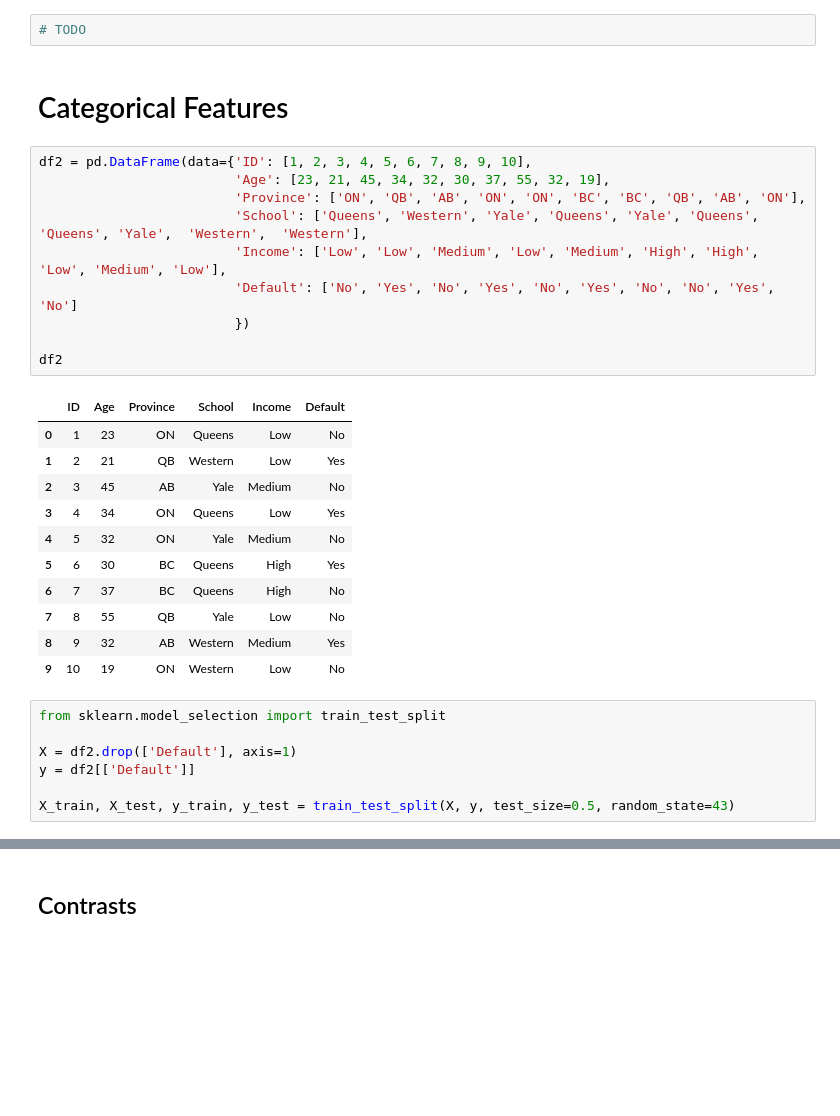
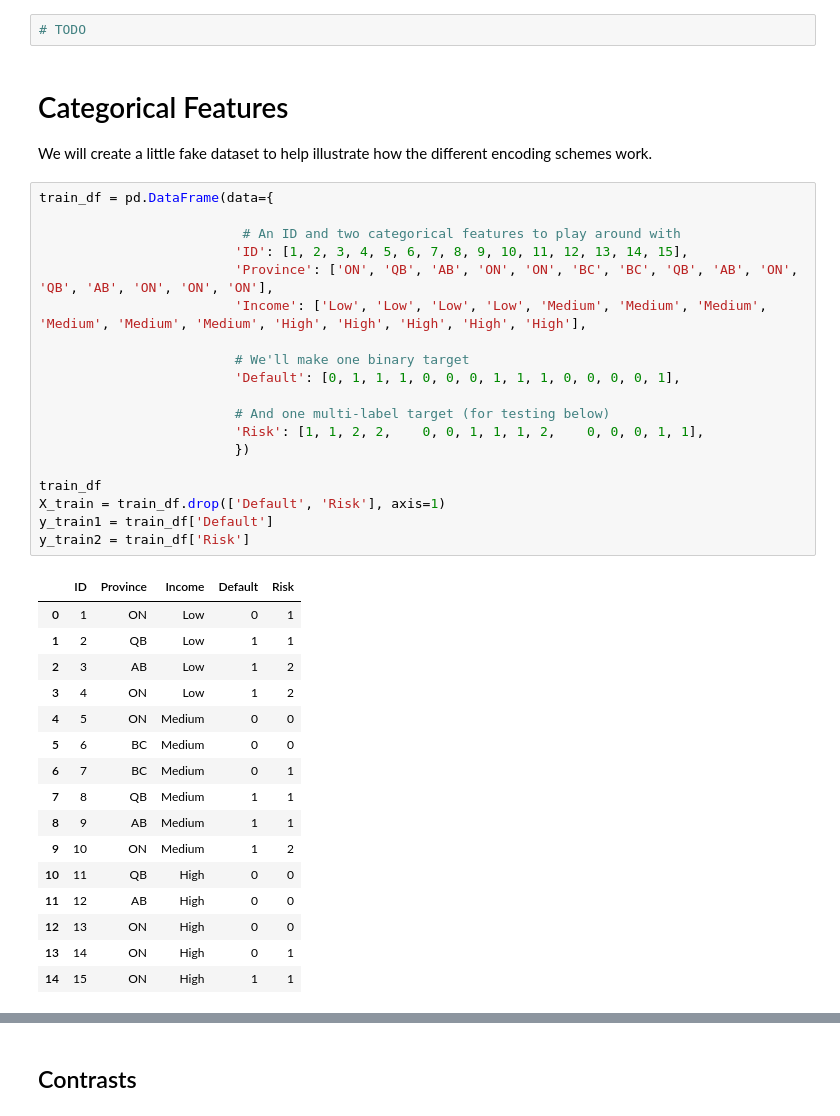
Before and after one commit to stepthom/869_course, a Jupyter notebook: classification/slides_classification_feature_engineering.ipynb, the cells around one changed output, grey strips where cells are left out. Saved outputs shown, nothing was run; the diff lists cells and outputs as text; blank space fills up the shorter version.

```diff
--- a/classification/slides_classification_feature_engineering.ipynb
+++ b/classification/slides_classification_feature_engineering.ipynb
@@ -246,34 +289,44 @@ plot_hist(X_train['Salary_YeoJohnson'], "YeoJohnson");
 ## Binning
 # %%
 # TODO
-# %% [markdown]
-# Categorical Features
-# %%
-df2 = pd.DataFrame(data={'ID': [1, 2, 3, 4, 5, 6, 7, 8, 9, 10],
-                         'Age': [23, 21, 45, 34, 32, 30, 37, 55, 32, 19],
-                         'Province': ['ON', 'QB', 'AB', 'ON', 'ON', 'BC', 'BC', 'QB', 'AB', 'ON'],
-                         'School': ['Queens', 'Western', 'Yale', 'Queens', 'Yale', 'Queens', 'Queens', 'Yale',  'Western',  'Western'],
-                         'Income': ['Low', 'Low', 'Medium', 'Low', 'Medium', 'High', 'High', 'Low', 'Medium', 'Low'],
-                         'Default': ['No', 'Yes', 'No', 'Yes', 'No', 'Yes', 'No', 'No', 'Yes', 'No']
-                         })
-
-df2
-# %% [output]
-|  | ID | Age | Province | School | Income | Default |
-| 0 | 1 | 23 | ON | Queens | Low | No |
-| 1 | 2 | 21 | QB | Western | Low | Yes |
-| 2 | 3 | 45 | AB | Yale | Medium | No |
-| 3 | 4 | 34 | ON | Queens | Low | Yes |
-| 4 | 5 | 32 | ON | Yale | Medium | No |
-| 5 | 6 | 30 | BC | Queens | High | Yes |
-| 6 | 7 | 37 | BC | Queens | High | No |
-| 7 | 8 | 55 | QB | Yale | Low | No |
-| 8 | 9 | 32 | AB | Western | Medium | Yes |
-| 9 | 10 | 19 | ON | Western | Low | No |
-# %%
-from sklearn.model_selection import train_test_split
-
-X = df2.drop(['Default'], axis=1)
-y = df2[['Default']]
-
-X_train, X_test, y_train, y_test = train_test_split(X, y, test_size=0.5, random_state=43)
+# %% [markdown]
+# Categorical Features
+
+
+We will create a little fake dataset to help illustrate how the different encoding schemes work.
+# %%
+train_df = pd.DataFrame(data={
+
+                          # An ID and two categorical features to play around with
+                         'ID': [1, 2, 3, 4, 5, 6, 7, 8, 9, 10, 11, 12, 13, 14, 15],
+                         'Province': ['ON', 'QB', 'AB', 'ON', 'ON', 'BC', 'BC', 'QB', 'AB', 'ON', 'QB', 'AB', 'ON', 'ON', 'ON'],
+                         'Income': ['Low', 'Low', 'Low', 'Low', 'Medium', 'Medium', 'Medium', 'Medium', 'Medium', 'Medium', 'High', 'High', 'High', 'High', 'High'],
+
+                         # We'll make one binary target
+                         'Default': [0, 1, 1, 1, 0, 0, 0, 1, 1, 1, 0, 0, 0, 0, 1],
+
+                         # And one multi-label target (for testing below)
+                         'Risk': [1, 1, 2, 2,    0, 0, 1, 1, 1, 2,    0, 0, 0, 1, 1],
+                         })
+
+train_df
+X_train = train_df.drop(['Default', 'Risk'], axis=1)
+y_train1 = train_df['Default']
+y_train2 = train_df['Risk']
+# %% [output]
+|  | ID | Province | Income | Default | Risk |
+| 0 | 1 | ON | Low | 0 | 1 |
+| 1 | 2 | QB | Low | 1 | 1 |
+| 2 | 3 | AB | Low | 1 | 2 |
+| 3 | 4 | ON | Low | 1 | 2 |
+| 4 | 5 | ON | Medium | 0 | 0 |
+| 5 | 6 | BC | Medium | 0 | 0 |
+| 6 | 7 | BC | Medium | 0 | 1 |
+| 7 | 8 | QB | Medium | 1 | 1 |
+| 8 | 9 | AB | Medium | 1 | 1 |
+| 9 | 10 | ON | Medium | 1 | 2 |
+| 10 | 11 | QB | High | 0 | 0 |
+| 11 | 12 | AB | High | 0 | 0 |
+| 12 | 13 | ON | High | 0 | 0 |
+| 13 | 14 | ON | High | 0 | 1 |
+| 14 | 15 | ON | High | 1 | 1 |
```
Also changed, not shown: parts of 29 cells of this notebook.
